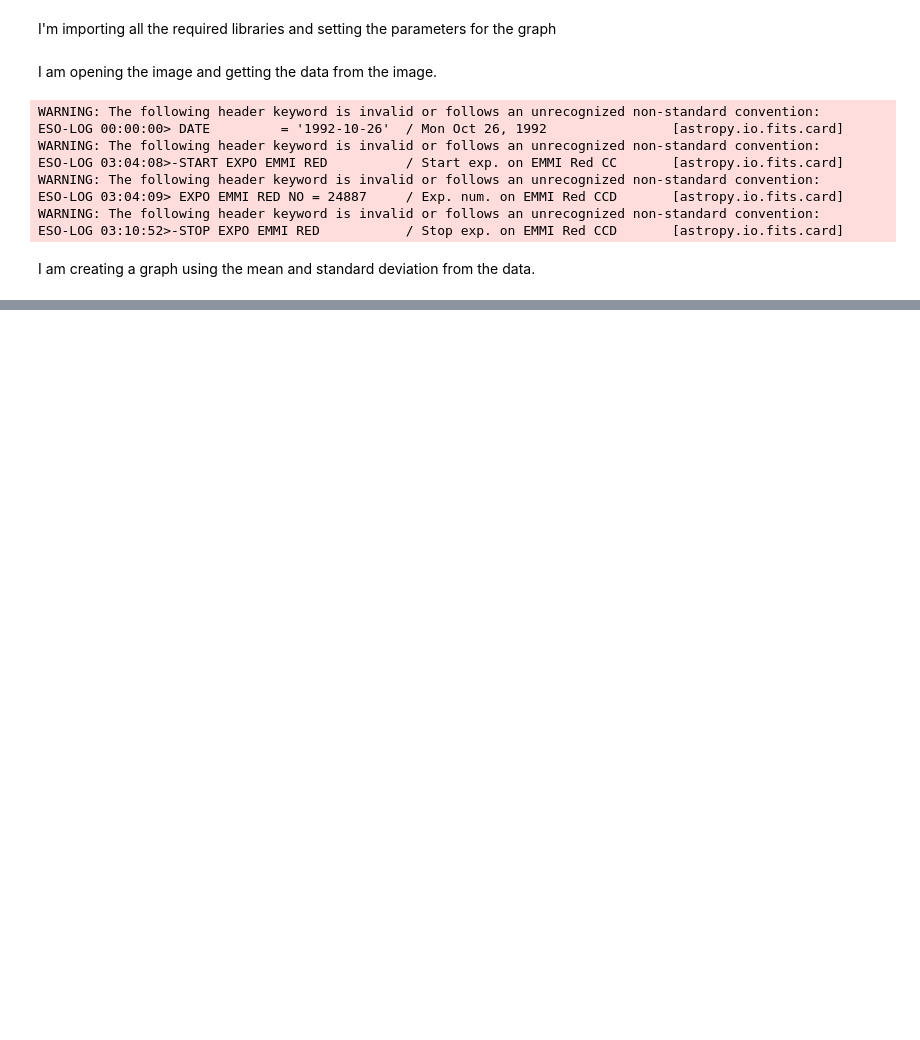
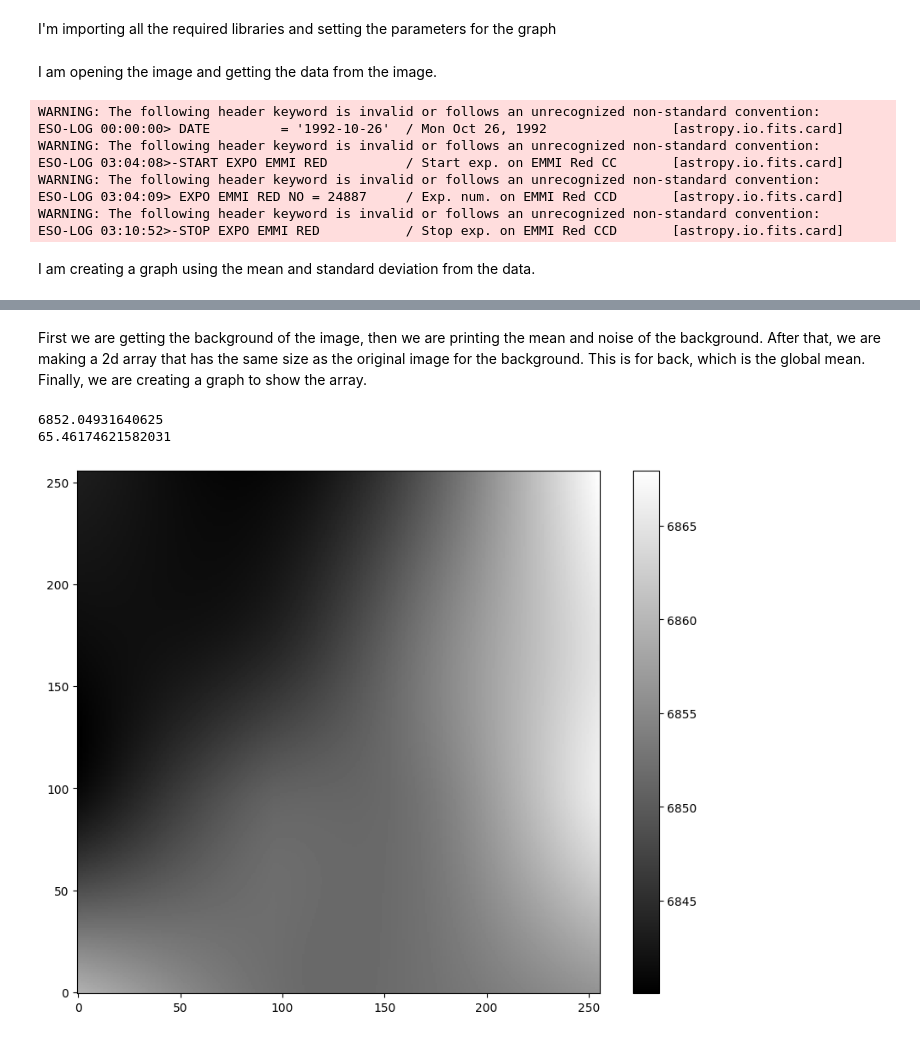
Before and after one commit to schinta1/astr-19_Final_Project, a Jupyter notebook: finalproject.ipynb, the cells around one changed output, grey strips where cells are left out. Cells and saved outputs as stored; diff of their text form; code cells hidden in the pictures; blank space fills up the shorter version.

Commit message:
finished tutorial

```diff
--- a/finalproject.ipynb
+++ b/finalproject.ipynb
@@ -38 +39,23 @@ plt.colorbar()
 [figure]
+# %% [markdown]
+First we are getting the background of the image, then we are printing the mean and noise of the background. After that, we are making a 2d array that has the same size as the original image for the background. This is for back, which is the global mean. Finally, we are creating a graph to show the array.
+# %%
+# measure a spatially varying background on the image
+bkg = sep.Background(data)
+
+# get a "global" mean and noise of the image background:
+print(bkg.globalback)
+print(bkg.globalrms)
+
+# evaluate background as 2-d array, same size as original image
+bkg_image = bkg.back()
+# bkg_image = np.array(bkg) # equivalent to above
+
+# show the background
+plt.imshow(bkg_image, interpolation='nearest', cmap='gray', origin='lower')
+plt.colorbar()
+plt.savefig("Tutorial_2.pdf",bbox_inches='tight',dpi=400)
+# %% [output]
+6852.04931640625
+65.46174621582031
+[figure, added]
```
Also changed, not shown: parts of 8 cells of this notebook, 4 other files.
